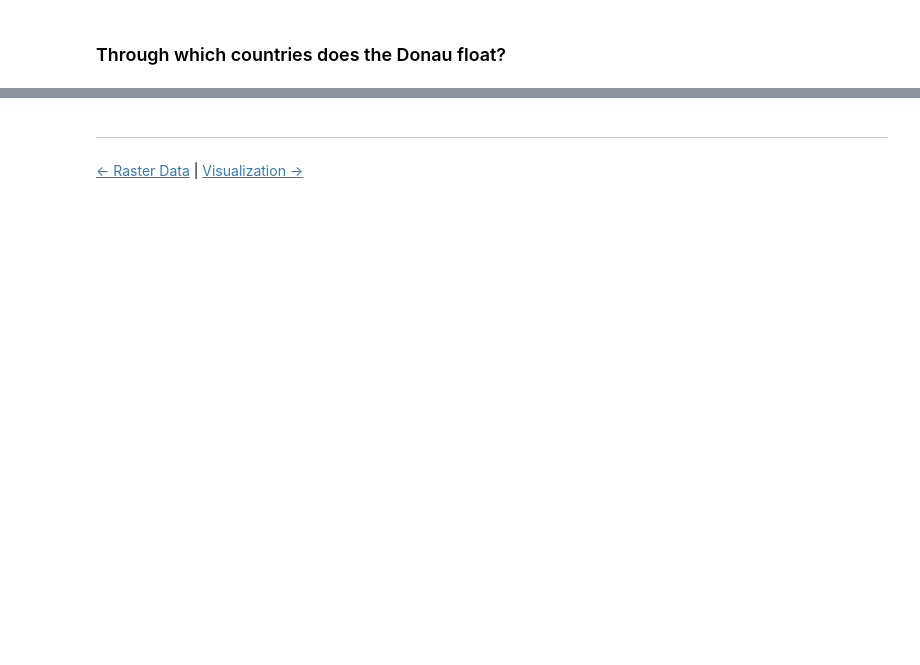
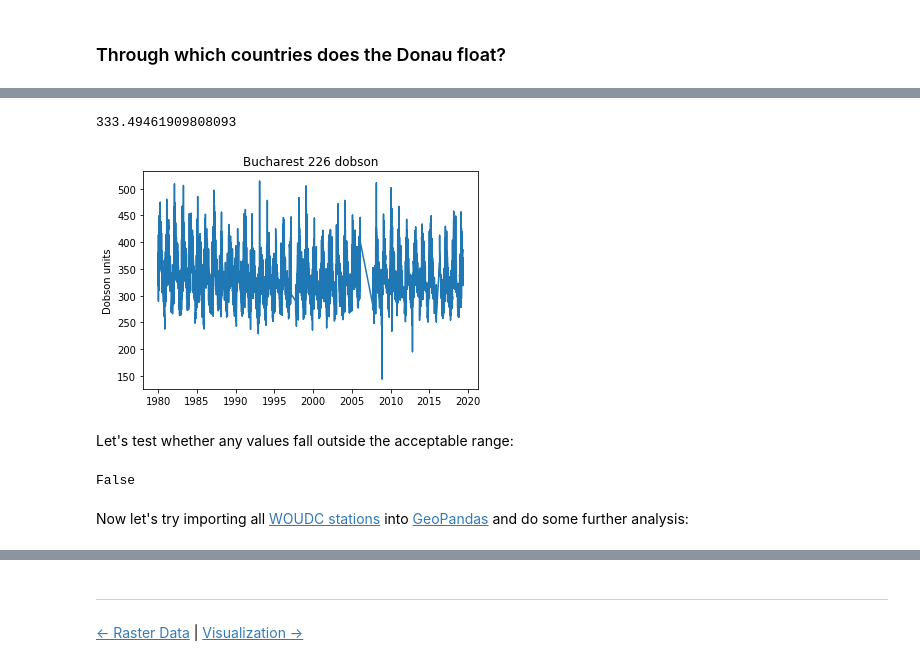
Before and after one commit to ldesousa/geopython-workshop, a Jupyter notebook: workshop/jupyter/content/notebooks/06-data-analysis.ipynb, the cells around one changed output, grey strips where cells are left out. Cells and saved outputs as stored; diff of their text form; code cells hidden in the pictures; blank space fills up the shorter version.

Commit message:
add data analysis examples

```diff
--- a/workshop/jupyter/content/notebooks/06-data-analysis.ipynb
+++ b/workshop/jupyter/content/notebooks/06-data-analysis.ipynb
@@ -77,0 +103,37 @@ with fiona.open("../data/countries.gpkg") as countries:
+# %%
+from datetime import datetime
+import json
+import gzip
+
+import matplotlib.pyplot as plt
+from pandas.plotting import register_matplotlib_converters
+
+register_matplotlib_converters()
+
+with gzip.open('../data/totalozone-station-226.json.gz') as gzfh:
+        data = json.load(gzfh)
+
+len(data['features'])
+# setup graph axes
+x_axis = [datetime.strptime(x['properties']['instance_datetime'], '%Y/%m/%d 00:00:00+00') for x in data['features']]
+y_axis = [float(x['properties']['daily_columno3']) for x in data['features']]
+
+# render simple plot
+plt.title('Bucharest 226 dobson')
+plt.ylabel('Dobson units')
+plt.plot(x_axis, y_axis)
+
+# average
+total_average = sum(y_axis) / float(len(y_axis))
+total_average
+# %% [output]
+333.49461909808093
+[figure, added]
+# %% [markdown]
+Let's test whether any values fall outside the acceptable range:
+# %%
+max(y_axis) > 700 or min(y_axis) < 100
+# %% [output]
+False
+# %% [markdown]
+Now let's try importing all [WOUDC stations](https://woudc.org/data/stations/) into [GeoPandas](http://geopandas.org) and do some further analysis:
```
Also changed, not shown: parts of 9 cells of this notebook, 3 other files.
